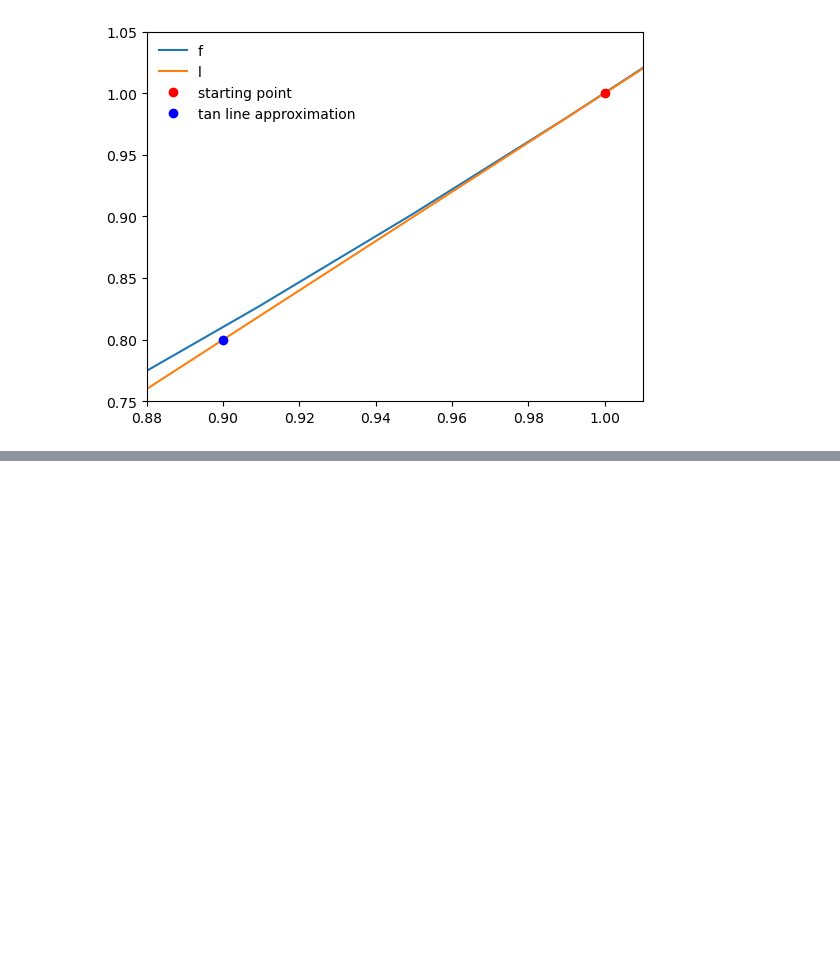
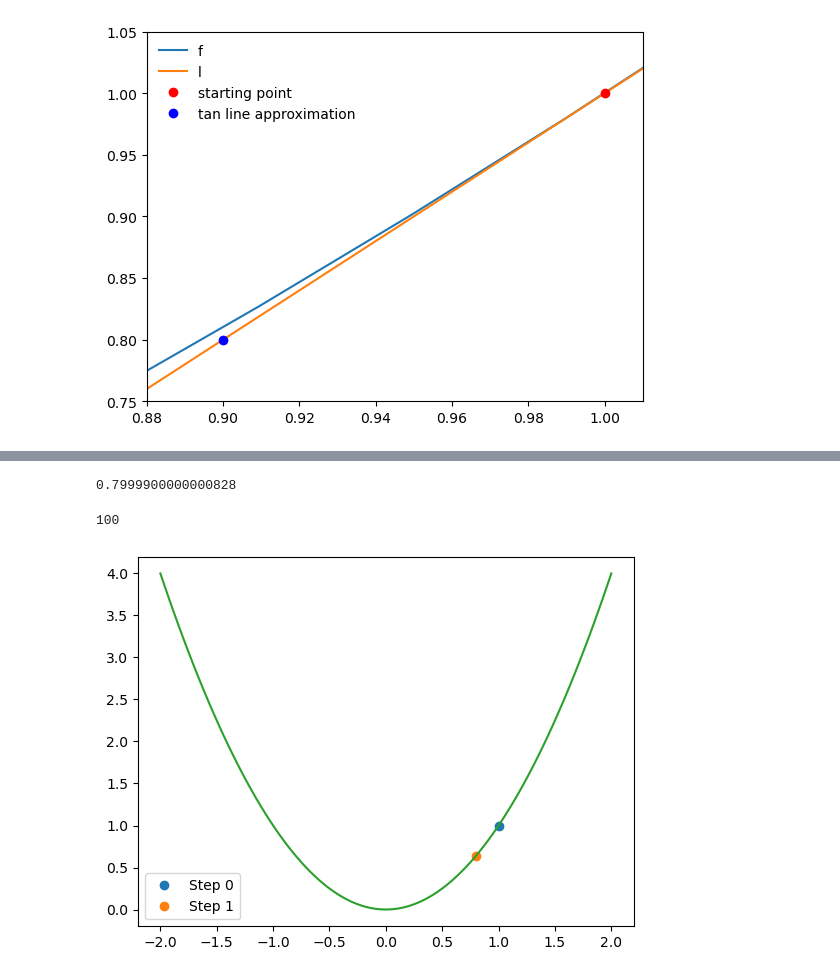
Before and after one commit to lis497/UCBerkeley-Haas-ML, a Jupyter notebook: M15/M15_1_Gradient_Descent.ipynb, the cells around one changed output, grey strips where cells are left out. Drawn from its saved outputs; the diff is of its cells as text; code cells hidden in the pictures; blank space fills up the shorter version.

```diff
--- a/M15/M15_1_Gradient_Descent.ipynb
+++ b/M15/M15_1_Gradient_Descent.ipynb
@@ -239,0 +309,23 @@ plt.legend(frameon = False);
+# %%
+x0 = 1
+step_size = ''
+x1 = ''
+
+
+step_size = 0.1
+x1 = x0 - step_size * df(x0)
+# %%
+x1
+# %% [output]
+0.7999900000000828
+# %%
+f(10)
+# %% [output]
+100
+# %%
+plt.plot(x0, f(x0), 'o', label = 'Step 0')
+plt.plot(x1, f(x1), 'o', label = 'Step 1')
+plt.plot(x, f(x))
+plt.legend();
+# %% [output]
+[figure, added]
```
Also changed, not shown: parts of 20 cells of this notebook.
